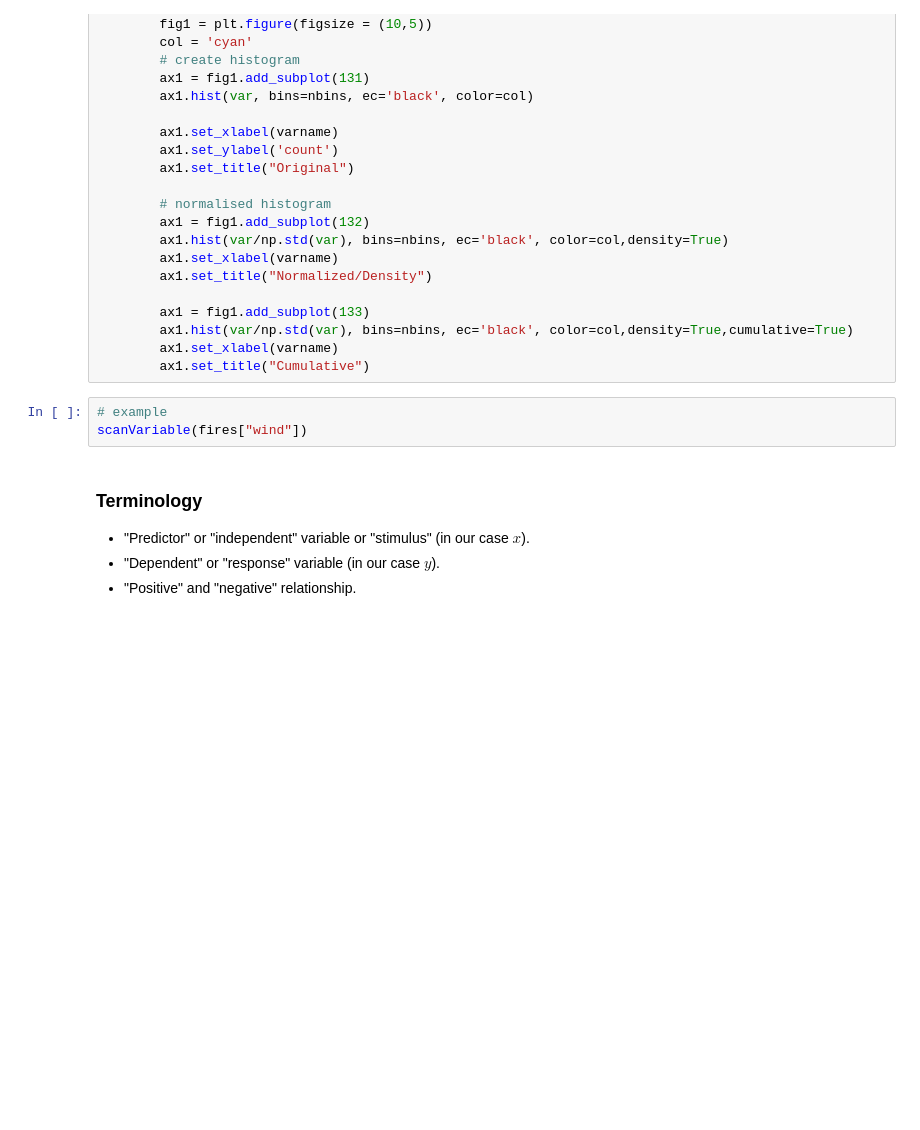
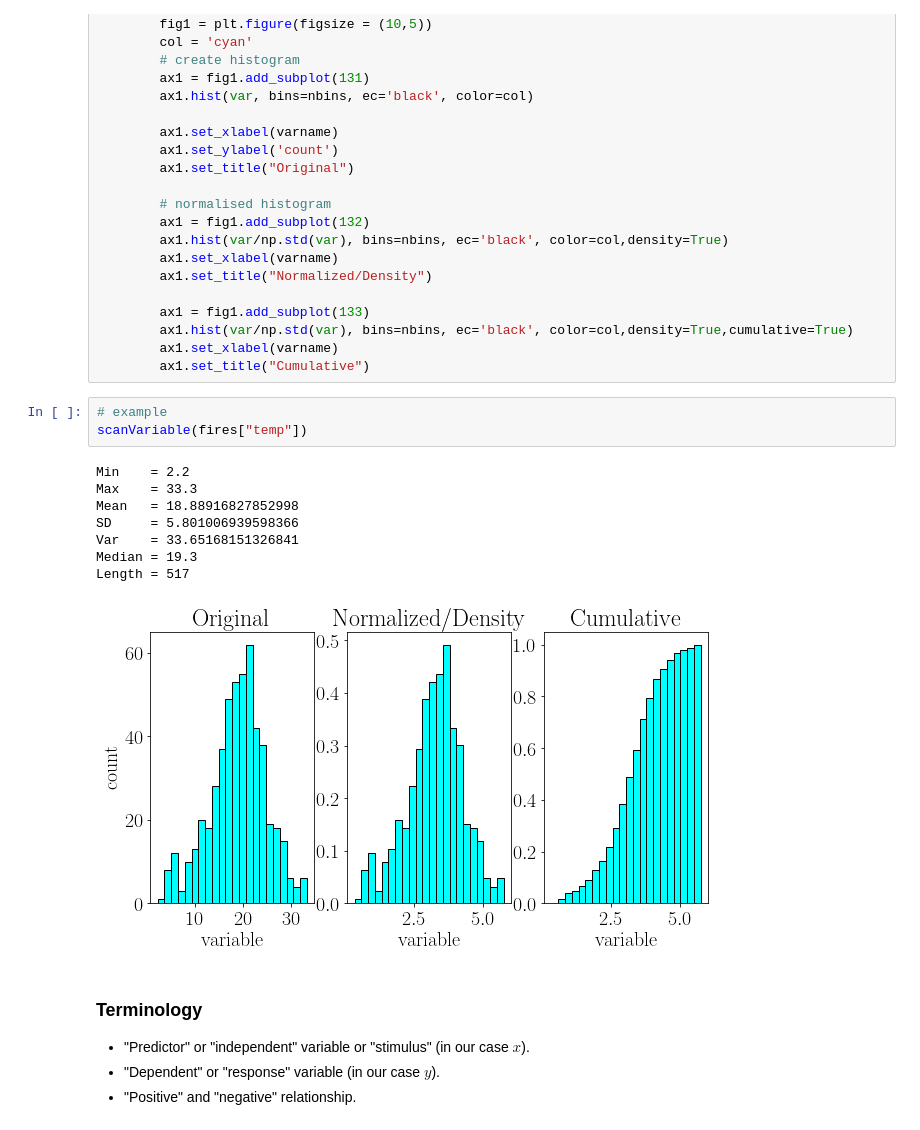
Before and after one commit to fcosi/python-data-plotting, a Jupyter notebook: Fits and Data Analysis.ipynb, the cells around one changed output. Drawn from its saved outputs; the diff is of its cells as text; blank space fills up the shorter version.

```diff
--- a/Fits and Data Analysis.ipynb
+++ b/Fits and Data Analysis.ipynb
@@ -290,7 +288,16 @@ def scanVariable(var, varname = 'variable'):
         ax1.set_title("Cumulative")
 # %%
 # example
-scanVariable(fires["wind"])
+scanVariable(fires["temp"])
+# %% [output]
+Min    = 2.2
+Max    = 33.3
+Mean   = 18.88916827852998
+SD     = 5.801006939598366
+Var    = 33.65168151326841
+Median = 19.3
+Length = 517
+[figure, added]
 # %% [markdown]
 ### Terminology
 
```
Also changed, not shown: parts of 13 cells of this notebook, 1 other file.
